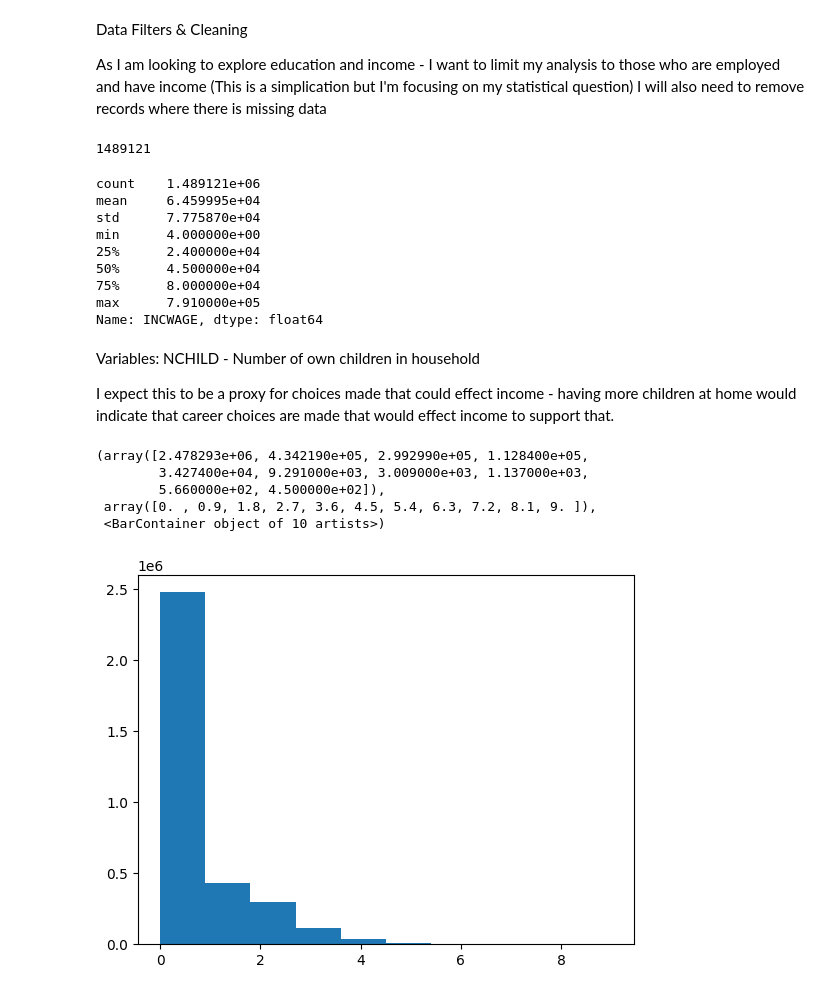
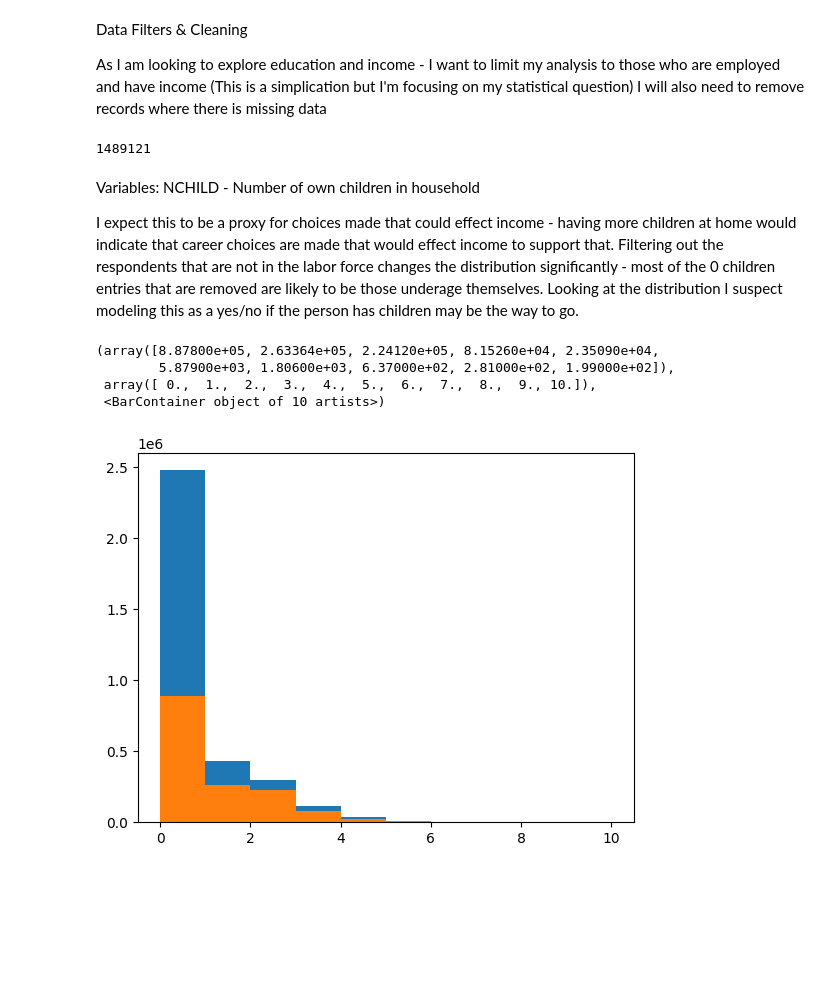
Before and after one commit to ryfrank/DSC530-FinalProject, a Jupyter notebook: projectMarkdown.ipynb, the cells around one changed output. Cells and saved outputs as stored; diff of their text form; code cells hidden in the pictures; blank space fills up the shorter version.

```diff
--- a/projectMarkdown.ipynb
+++ b/projectMarkdown.ipynb
@@ -54,38 +57,31 @@ As I am looking to explore education and income - I want to limit my analysis to
 # Filter conditions
 # EMPSTAT - indicates if person was part of the labor force - for my purposes I'm looking where the value is 1 for Employed
 censusDataFilter = censusData[censusData["EMPSTAT"] == 1]
-# INCWAGE - wage and salary income for the prior year - remove no income, and codes for no data available
-censusDataFilter = censusDataFilter[censusDataFilter["INCWAGE"] > 0]            # no income
+# INCWAGE - wage and salary income for the prior year and codes for no data available
+censusDataFilter = censusDataFilter[censusDataFilter["INCWAGE"] > 0]          # no income
 censusDataFilter = censusDataFilter[censusDataFilter["INCWAGE"] != 999999]      # coded N/A
 censusDataFilter = censusDataFilter[censusDataFilter["INCWAGE"] != 999998]      # coded Missing
+# AGE - convert to a number and change type to int
+#censusDataFilter["AGENUM"] = int(censusDataFilter["AGE"])
+censusDataFilter["AGE"] = censusDataFilter["AGE"].astype(int)
+censusDataFilter.dropna(subset=["AGE"], inplace=True)
 
 print(censusDataFilter.shape[0])
-
-censusDataFilter.INCWAGE.describe()
 # %% [output]
 1489121
-count    1.489121e+06
-mean     6.459995e+04
-std      7.775870e+04
-min      4.000000e+00
-25%      2.400000e+04
-50%      4.500000e+04
-75%      8.000000e+04
-max      7.910000e+05
-Name: INCWAGE, dtype: float64
 # %% [markdown]
 Variables:
 NCHILD - Number of own children in household
 
-I expect this to be a proxy for choices made that could effect income - having more children at home would indicate that career choices are made that would effect income to support that.
+I expect this to be a proxy for choices made that could effect income - having more children at home would indicate that career choices are made that would effect income to support that.  Filtering out the respondents that are not in the labor force changes the distribution significantly - most of the 0 children entries that are removed are likely to be those underage themselves.  Looking at the distribution I suspect modeling this as a yes/no if the person has children may be the way to go.
-# %%
-import matplotlib.pyplot as plt
-
-plt.hist(censusData["NCHILD"])
-# %% [output]
-(array([2.478293e+06, 4.342190e+05, 2.992990e+05, 1.128400e+05,
-        3.427400e+04, 9.291000e+03, 3.009000e+03, 1.137000e+03,
-        5.660000e+02, 4.500000e+02]),
- array([0. , 0.9, 1.8, 2.7, 3.6, 4.5, 5.4, 6.3, 7.2, 8.1, 9. ]),
- <BarContainer object of 10 artists>)
-[figure, removed]
+# %%
+import matplotlib.pyplot as plt
+
+plt.hist(censusData["NCHILD"], bins=[0,1,2,3,4,5,6,7,8,9,10])
+plt.hist(censusDataFilter["NCHILD"], bins=[0,1,2,3,4,5,6,7,8,9,10])
+# %% [output]
+(array([8.87800e+05, 2.63364e+05, 2.24120e+05, 8.15260e+04, 2.35090e+04,
+        5.87900e+03, 1.80600e+03, 6.37000e+02, 2.81000e+02, 1.99000e+02]),
+ array([ 0.,  1.,  2.,  3.,  4.,  5.,  6.,  7.,  8.,  9., 10.]),
+ <BarContainer object of 10 artists>)
+[figure, added]
```
Also changed, not shown: parts of 9 cells of this notebook, 2 other files.
